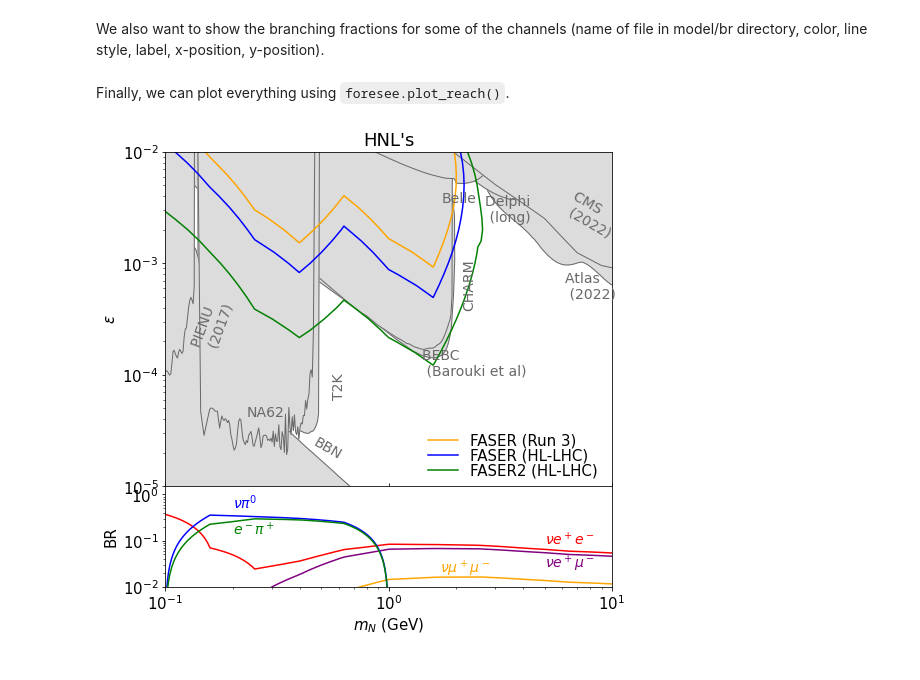
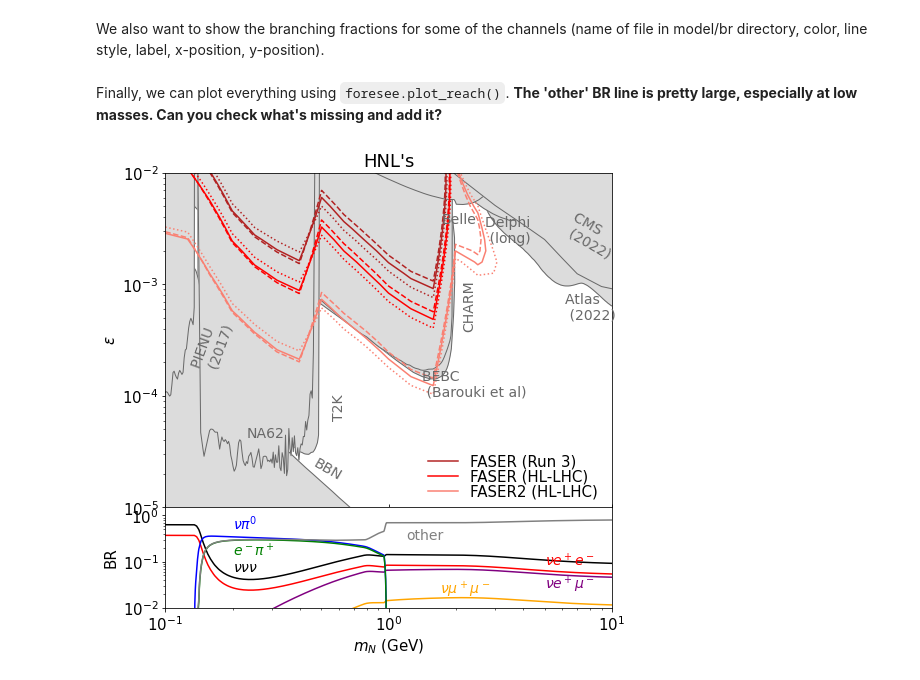
Before and after one commit to KlingFelix/FORESEE, a Jupyter notebook: Models/HNL/HNL_100.ipynb, the cells around one changed output. Drawn from its saved outputs; the diff is of its cells as text; code cells hidden in the pictures.

```diff
--- a/Models/HNL/HNL_100.ipynb
+++ b/Models/HNL/HNL_100.ipynb
@@ -498,6 +410,6 @@ plt.show()
 # %% [markdown]
 In the following, we will obtain the projected sensitivity for the LLP model. For this, we first define a grid of couplings and masses, and then produce the corresponding fluxes.
 # %%
-couplings = np.logspace(-5,0,50+1)
+masses = np.logspace(-1,1,20+1)
 for mass in masses: foresee.get_llp_spectrum(mass=mass,coupling=1)
 # %% [output]
@@ -551,25 +463,29 @@ foresee.plot_production(
 Let us now scan over various masses and couplings, and record the resulting number of events. Here we are iterating over various detector configurations: FASER Run 3, FASER HL-LHC, and FASER2 HL-LHC.
 # %%
 visible_modes = [mode for mode in list(model.br_finalstate.keys()) if mode != ('nu', 'nu', 'nu')]
+couplings = np.logspace(-5,0,50+1)
 
 detectors = [
-    ["RUN3_FASER", 480, "np.sqrt(x.x**2 + x.y**2)< .1", 1.5, 250 ,  visible_modes],
-    [f"HL_FASER", 480 , "np.sqrt(x.x**2 + x.y**2)< .1", 1.5, 3000,  visible_modes],
-    [f"HL_FASER2", 620, "-1.5<x.x<1.5 and -.5<x.y<.5" , 10 , 3000,  visible_modes],
+    ["R3_FASER", 480, "np.sqrt(x.x**2 + x.y**2)< .1", 1.5, 250 ,  visible_modes],
+    ["HL_FASER"  , 480, "np.sqrt(x.x**2 + x.y**2)< .1", 1.5, 3000,  visible_modes],
+    ["HL_FASER2" , 620, "-1.5<x.x<1.5 and -.5<x.y<.5" , 10 , 3000,  visible_modes],
 ]
 
 for detector in detectors:
 
-    label, distance, selection, length, luminosity, channels  = detector
+    #setup detector
+    dlabel, distance, selection, length, luminosity, channels  = detector
     foresee.set_detector(distance=distance, selection=selection, length=length, luminosity=luminosity, channels=channels)
 
-    list_nevents = []
+    #get reach
+    list_nevents = {label:[] for label in setupnames}
     for mass in masses:
-        couplings, _, nevents, _, _  = foresee.get_events(mass=mass, energy=energy, couplings = couplings)
-        list_nevents.append(nevents.T[0])
+        couplings, _, nevents, _, _  = foresee.get_events(mass=mass, energy=energy, couplings = couplings, nsample=2)
+        for i,label in enumerate(setupnames): list_nevents[label].append(nevents.T[i])
 
-    configuration='default'
-    result = np.array([masses,couplings,list_nevents], dtype='object')
-    np.save("model/results/"+energy+"TeV_"+configuration+"_"+label+".npy",result)
+    #save results
+    for label in setupnames:
+        result = np.array([masses,couplings,list_nevents[label]], dtype='object')
+        np.save("model/results/"+energy+"TeV_"+dlabel+"_"+label+".npy",result)
 # %% [markdown]
 We can now plot the results. For this, we first specify all detector setups for which we want to show result (filename in model/results directory, label, color, linestyle, opacity alpha for filled contours, required number of events).
@@ -582 +492,13 @@ setups = [
+# %%
+setups = [
+    [f"13.6TeV_R3_FASER_POWHEG-central.npy"  ,  r"FASER (Run 3)"      , "firebrick"  ,  "solid"   , 0., 3],
+    [f"13.6TeV_HL_FASER_POWHEG-central.npy"  ,  r"FASER (HL-LHC)"     , "red"        ,  "solid"   , 0., 3],
+    [f"13.6TeV_HL_FASER2_POWHEG-central.npy" ,  r"FASER2 (HL-LHC)"    , "salmon"     ,  "solid"   , 0., 3],
+    [f"13.6TeV_R3_FASER_POWHEG-min.npy"      ,  ""                    , "firebrick"  ,  "dashed"  , 0., 3],
+    [f"13.6TeV_HL_FASER_POWHEG-min.npy"      ,  ""                    , "red"        ,  "dashed"  , 0., 3],
+    [f"13.6TeV_HL_FASER2_POWHEG-min.npy"     ,  ""                    , "salmon"     ,  "dashed"  , 0., 3],
+    [f"13.6TeV_R3_FASER_POWHEG-max.npy"      ,  ""                    , "firebrick"  ,  "dotted"  , 0., 3],
+    [f"13.6TeV_HL_FASER_POWHEG-max.npy"      ,  ""                    , "red"        ,  "dotted"  , 0., 3],
+    [f"13.6TeV_HL_FASER2_POWHEG-max.npy"     ,  ""                    , "salmon"     ,  "dotted"  , 0., 3],
+]
 # %% [markdown]
@@ -598,30 +520,33 @@ bounds = [
 We also want to show the branching fractions for some of the channels (name of file in model/br directory, color, line style, label, x-position, y-position).
 # %%
 branchings = [
+    [('nu', 'nu', 'nu')      , "black"         , "solid" , r"$\nu \nu \nu$"      , .2,   0.06],
     [('nu', 'e', 'anti_e')   , "red"           , "solid" , r"$\nu e^+ e^-$"      , 5.0,  0.08],
-    [('nu', 'mu', 'anti_mu') , "orange"        , "solid" , r"$\nu \mu^+ \mu^-$"  , 1.7,  2E-2],
-    [('e', 'anti_mu', 'nu')        , "purple"  , "solid" , r"$\nu e^+ \mu^-$"    , 5.0, 0.025],
+    [('nu', 'mu', 'anti_mu') , "orange"        , "solid" , r"$\nu \mu^+ \mu^-$"  , 1.7,  2e-2],
+    [('e', 'anti_mu', 'nu')  , "purple"        , "solid" , r"$\nu e^+ \mu^-$"    , 5.0, 0.025],
     [('nu', 'pi0')           , "blue"          , "solid" , r"$\nu \pi^0$"        , .2,   0.50],
     [('e', 'pi+')            , "green"         , "solid" , r"$e^- \pi^+ $"       , .2,   0.13],
 ]
+branchingsother=['gray', 'solid', 'other', 1.2, 0.3, [0.1,10]]
-# %% [markdown]
-Finally, we can plot everything using `foresee.plot_reach()`.
+# %% [markdown]
+Finally, we can plot everything using `foresee.plot_reach()`.  **The 'other' BR line is pretty large, especially at low masses. Can you check what's missing and add it?**
 # %%
 plot,ax, ax2 = foresee.plot_reach(
     setups=setups,
     bounds=bounds,
     projections=[],
     branchings = branchings,
     title="HNL's",
     xlims = [0.1, 10],
     ylims = [1e-5, 1e-2],
     xlabel=r"$m_{N}$ (GeV)",
     ylabel=r"$\epsilon$",
     legendloc=(1,0.2),
     figsize=(8,8),
+    branchingsother=branchingsother,
 )
 
 plot.savefig("Reach_"+modelname+".pdf")
 plot.show()
 # %% [output]
-[figure, old version]
+[figure, new version]
```
Also changed, not shown: parts of 32 cells of this notebook, 3 other files.
